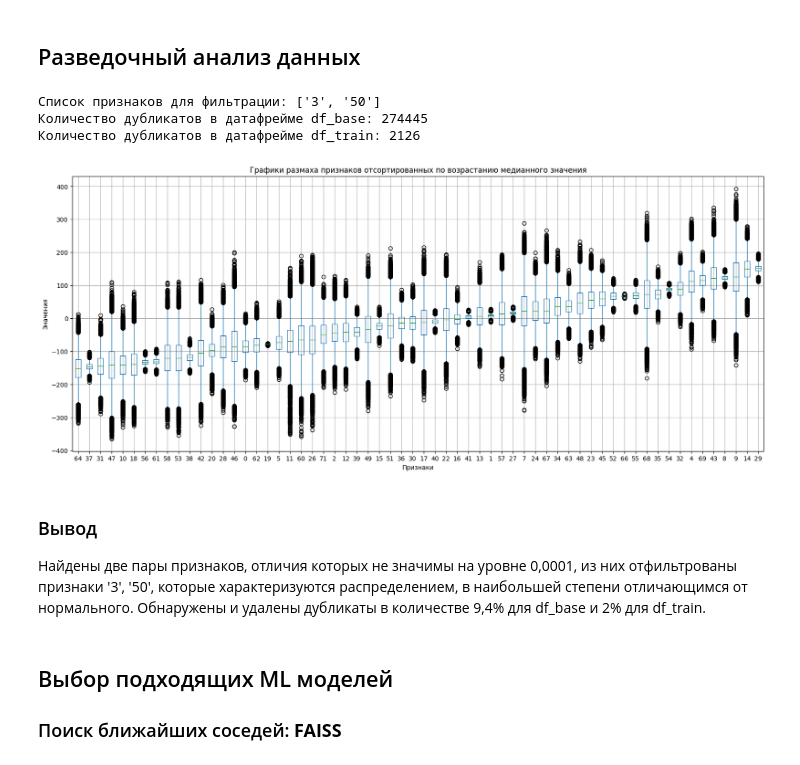
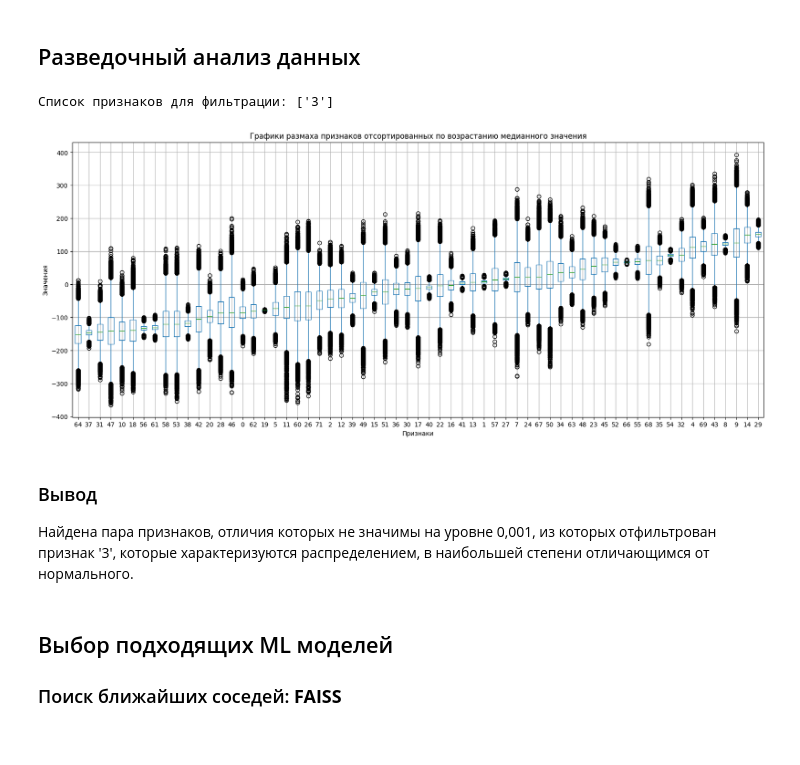
Before and after one commit to xswepp/Comparison-and-search-for-the-most-similar-products, a Jupyter notebook: Comparison and search for the most similar products.ipynb, the cells around one changed output. Saved outputs shown, nothing was run; the diff lists cells and outputs as text; code cells hidden in the pictures.

```diff
--- a/Comparison and search for the most similar products.ipynb
+++ b/Comparison and search for the most similar products.ipynb
@@ -45,10 +44,12 @@ from optuna.pruners import SuccessiveHalvingPruner
 
 RANDOM_STATE = 73
 # %%
-df_base_res = pd.read_csv('./data/base.csv', index_col=0)
-df_train_res = pd.read_csv('./data/train.csv', index_col=0)
-df_validation_res = pd.read_csv('./data/validation.csv', index_col=0)
-df_validation_answer_res = pd.read_csv('./data/validation_answer.csv', index_col=0)
+DATA_PATH = './data/'
+
+df_base_res = pd.read_csv(DATA_PATH+'base.csv', index_col=0)
+df_train_res = pd.read_csv(DATA_PATH+'train.csv', index_col=0)
+df_validation_res = pd.read_csv(DATA_PATH+'validation.csv', index_col=0)
+df_validation_answer_res = pd.read_csv(DATA_PATH+'validation_answer.csv', index_col=0)
 
 print('Вывод первых пяти строк для таблицы \'base.csv\'')
 display(df_base_res.head())
@@ -180,8 +193,8 @@ def optimize_memory_usage(df: pd.DataFrame, print_size: bool=True) -> pd.DataFra
                     df[column] = df[column].astype(np.float64)
     # Размер занимаемой памяти после оптимизации (в Мб)
     after_size = df.memory_usage().sum() / 1024**2
-    if print_size: print('Размер использования памяти: до {:5.2f} Mb - после {:5.2f} Mb ({:.1f}%)'
-                         .format(before_size, after_size, 100 * (before_size - after_size) / before_size))
+    if print_size: print('Размер использования памяти: до {:5.2f} Mb - после {:5.2f} Mb ({:.1%})'
+                        .format(before_size, after_size, (before_size - after_size) / before_size))
     return df
 
 df_base_res = optimize_memory_usage(df_base_res)
@@ -199,7 +212,7 @@ df_validation_answer_res = optimize_memory_usage(df_validation_answer_res)
 Данные в основном представлены непрерывными числовыми значениями, основная их доля очевидно имеет нормальное распределение. Те данные, которые явно не характеризуются нормальным распределением, будут вносить лишний шум в результаты метчинга. Пропусков не обнаружено, сильных корреляций и зависимостей так же не выявлено.
 # %%
 # Отбрасываем признаки по результатам исследования качества метчинга
-features_drop = ['21','25','33','44','59','65','6','44']
+features_drop = ['6','21','25','33','44','59','65']
 
 df_base_res = df_base_res.drop(features_drop, axis=1)
 df_train_res = df_train_res.drop(features_drop, axis=1)
@@ -225,47 +238,38 @@ if TUNE_SIMILARITIES == True:
                 # Считаем сумму модулей значений соотношения коэффициентов асимметрии и эксцесса к их ошибкам признака other_feat
                 other_feat_as_ex_sum = abs(df_base_res[other_feat].skew() / E_As) + abs(df_base_res[other_feat].kurt() / E_Ex)
                 # Добавляем в список фильтрации признак с наибольшем отличием от нормального распределения
-                if (p_value > 0.0001) and (feat_as_ex_sum > other_feat_as_ex_sum) and (feat not in drop_list):
+                if (p_value > 0.001) and (feat_as_ex_sum > other_feat_as_ex_sum) and (feat not in drop_list):
                     drop_list.append(feat)
-                elif (p_value > 0.0001) and (feat_as_ex_sum < other_feat_as_ex_sum) and (other_feat not in drop_list):
+                elif (p_value > 0.001) and (feat_as_ex_sum < other_feat_as_ex_sum) and (other_feat not in drop_list):
                     drop_list.append(other_feat)
     print(f'Список признаков для фильтрации: {drop_list}')
 else:
-    drop_list = ['3', '50']
+    drop_list = ['3']
     print(f'Список признаков для фильтрации: {drop_list}')
 
-df_base = df_base_res.drop(drop_list, axis=1)
-df_train = df_train_res.drop(drop_list, axis=1)
-df_validation = df_validation_res.drop(drop_list, axis=1)
-
-# Отфильтровываем дубликаты
-print('Количество дубликатов в датафрейме df_base:', df_base.duplicated().sum())
-df_base.dropna(inplace=True)
-print('Количество дубликатов в датафрейме df_train:', df_train.duplicated().sum())
-df_train.dropna(inplace=True)
+df_base_res = df_base_res.drop(drop_list, axis=1)
+df_train_res = df_train_res.drop(drop_list, axis=1)
+df_validation_res = df_validation_res.drop(drop_list, axis=1)
 # %% [output]
-Список признаков для фильтрации: ['3', '50']
-Количество дубликатов в датафрейме df_base: 274445
-Количество дубликатов в датафрейме df_train: 2126
+Список признаков для фильтрации: ['3']
 # %%
 # Рассмотрим медианные значения и стандартное отклонение исследуемых признаков
-medians = df_train.drop(['Target','70'], axis=1).median()
-df_sorted = df_train[medians.sort_values().index] # Сортируем значения медиан в возрастающем порядке
+medians = df_train_res.drop(['Target','70'], axis=1).median()
+df_sorted = df_train_res[medians.sort_values().index] # Сортируем значения медиан в возрастающем порядке
 
 # Построение графиков для каждого признака в отсортированном порядке
 fig, ax = plt.subplots(figsize=(20, 8))
 df_sorted.boxplot(ax=ax)
 plt.xlabel('Признаки')
 plt.ylabel('Значения')
 plt.title('Графики размаха признаков отсортированных по возрастанию медианного значения')
 plt.show()
 # %% [output]
-[figure, old version]
+[figure, new version]
 # %% [markdown]
 ### Вывод
 
-Найдены две пары признаков, отличия которых не значимы на уровне 0,0001, из них отфильтрованы признаки '3', '50', которые характеризуются распределением, в наибольшей степени отличающимся от нормального.
-Обнаружены и удалены дубликаты в количестве 9,4% для df_base и 2% для df_train.
+Найдена пара признаков, отличия которых не значимы на уровне 0,001, из которых отфильтрован признак '3', которые характеризуются распределением, в наибольшей степени отличающимся от нормального.
 # %%
 # Стандартизация признаков наиболее подходящей моделью
 scaler = StandardScaler()
```
Also changed, not shown: parts of 33 cells of this notebook, 5 other files.
